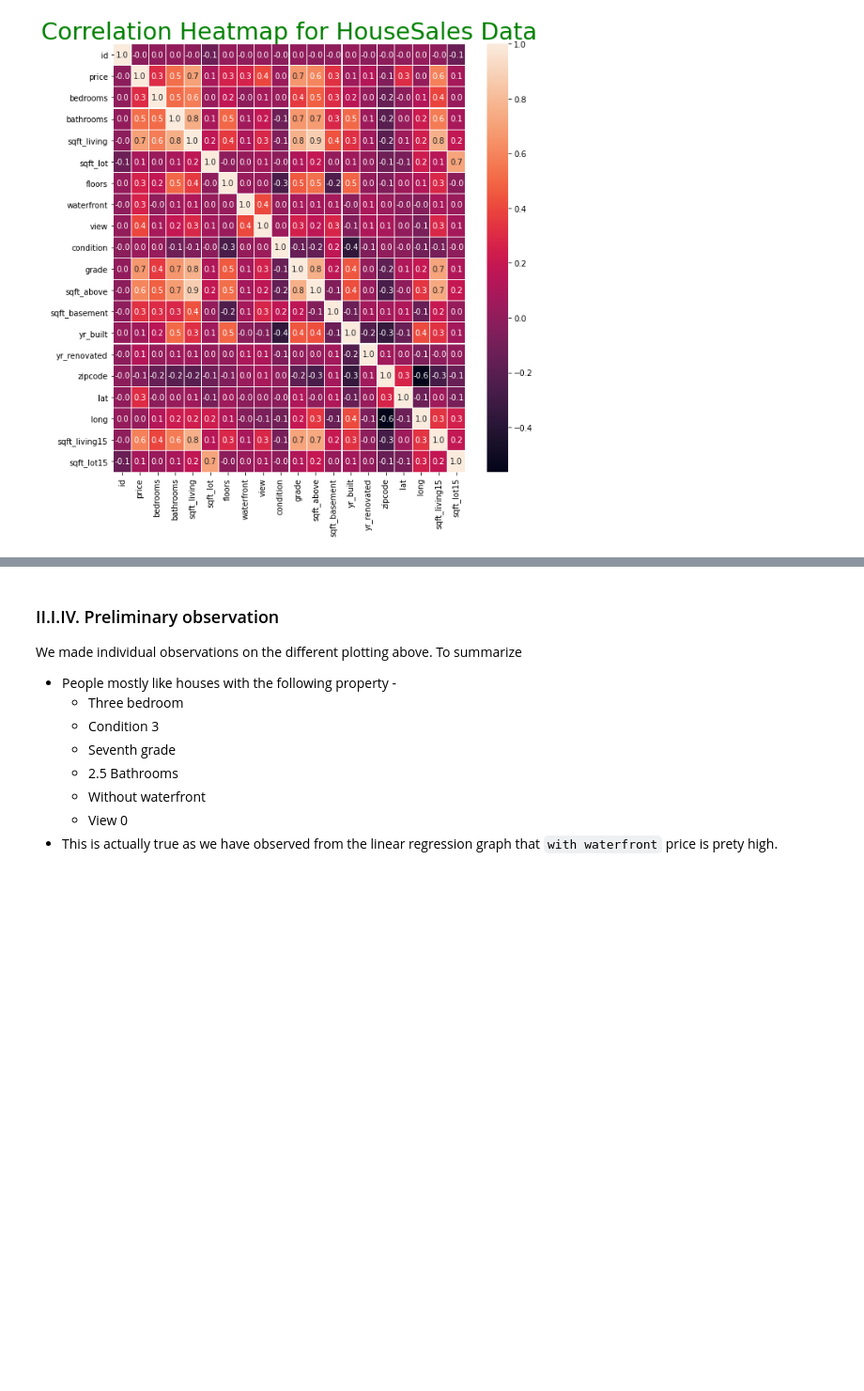
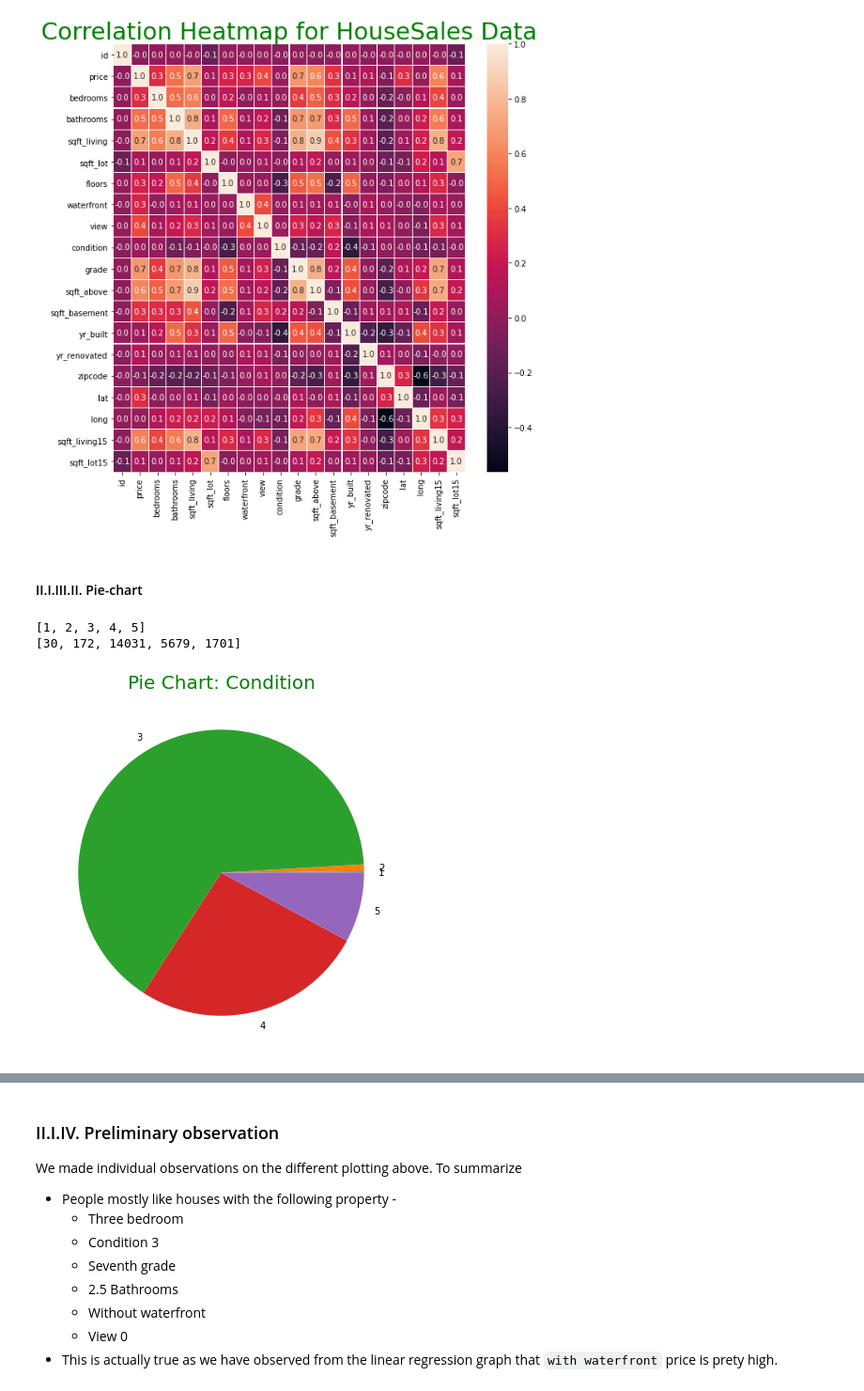
Before and after one commit to biqar/Fall-2020-ITCS-8156-MachineLearning, a Jupyter notebook: programming_assignments/3_Neural-Networks/Assign3.ipynb, the cells around one changed output, grey strips where cells are left out. Shown at 94% size. Saved outputs shown, nothing was run; the diff lists cells and outputs as text; code cells hidden in the pictures; blank space fills up the shorter version.

```diff
--- a/programming_assignments/3_Neural-Networks/Assign3.ipynb
+++ b/programming_assignments/3_Neural-Networks/Assign3.ipynb
@@ -187,3 +191,24 @@ plt.title("Correlation Heatmap for HouseSales Data", color = 'green', fontsize =
 plt.show()
 # %% [output]
 [figure]
+# %% [markdown]
+#### II.I.III.II. Pie-chart
+# %%
+# Plot number of records in the dataset for different condition
+
+conditionList = []
+conditionCount = []
+for condition_name, subset in df_r.groupby('condition'):
+    conditionList.append(condition_name)
+    conditionCount.append(len(subset))
+print(conditionList)
+print(conditionCount)
+
+plt.figure(figsize = (7, 7))
+plt.pie(conditionCount, labels = conditionList)
+plt.title("Pie Chart: Condition", color = 'green', fontsize = 20)
+plt.show()
+# %% [output]
+[1, 2, 3, 4, 5]
+[30, 172, 14031, 5679, 1701]
+[figure, added]
```
Also changed, not shown: parts of 103 cells of this notebook.
